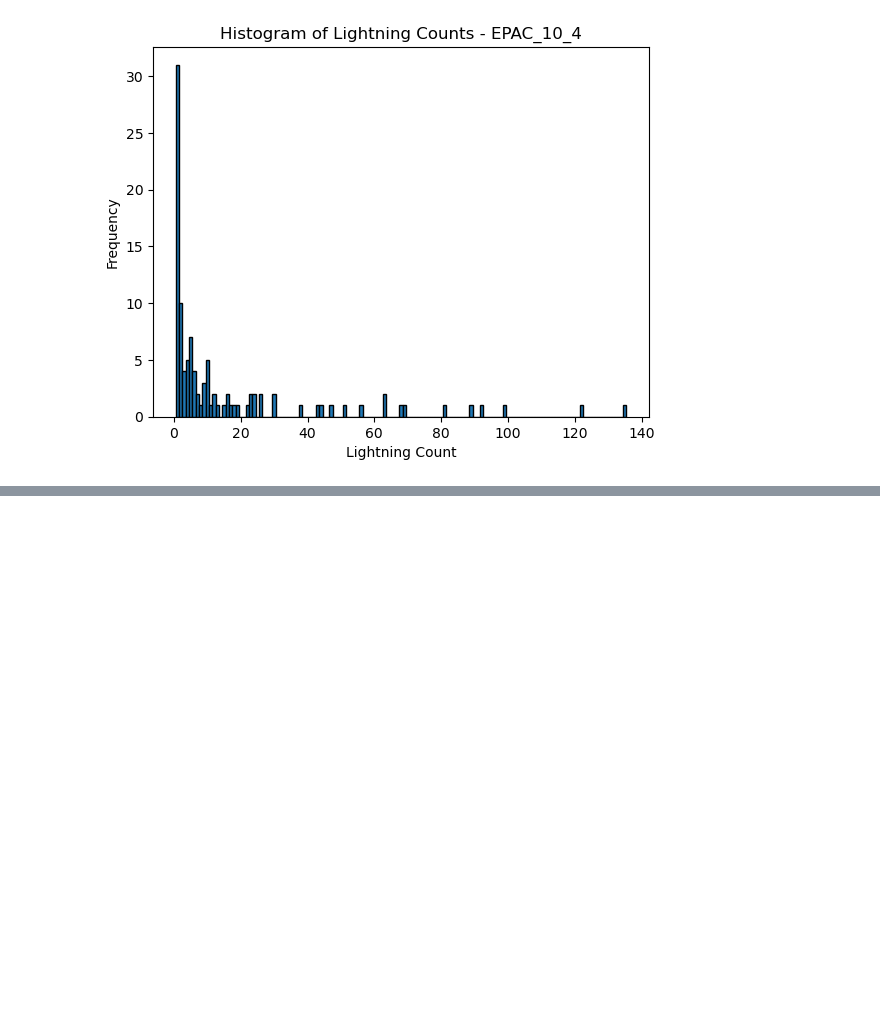
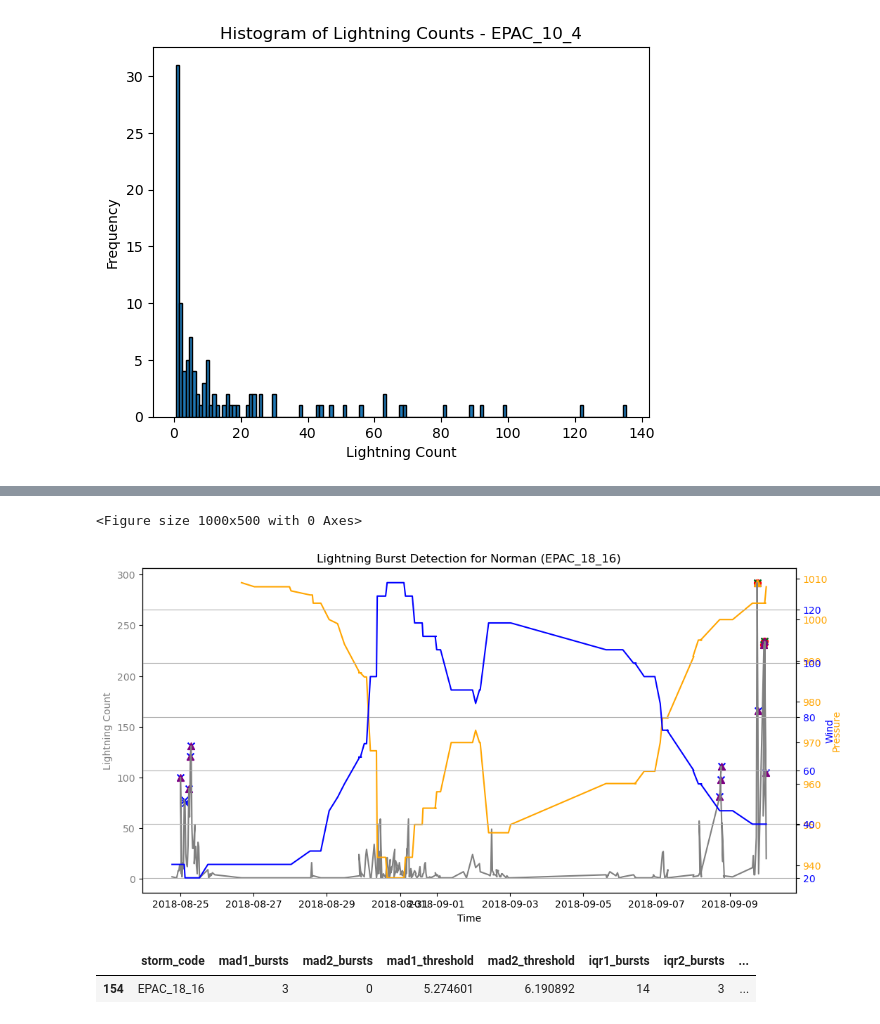
Before and after one commit to aprilggg/Lightning_Analysis_NWRA, a Jupyter notebook: lightning_threshold_innercore.ipynb, the cells around one changed output, grey strips where cells are left out. Drawn from its saved outputs; the diff is of its cells as text; code cells hidden in the pictures; blank space fills up the shorter version.

```diff
--- a/lightning_threshold_innercore.ipynb
+++ b/lightning_threshold_innercore.ipynb
@@ -41,0 +62,4 @@ shape: (5, 4)
+# %%
+# create dataframe of storm names for use later
+storm_names = innercore_data[["storm_code", "storm_name"]].unique()
+storm_names.head()
@@ -208,0 +363,70 @@ plt.show()
+# %%
+# Select a specific cyclone to visualize
+cyclone_id = 'EPAC_18_16'
+cyclone_name = storm_names.filter(pl.col("storm_code") == cyclone_id)["storm_name"].item()
+df_cyclone = processed[processed['storm_code'] == cyclone_id]
+
+plt.figure(figsize=(10, 5))
+# plt.plot(df_cyclone['time_bin'], df_cyclone['lightning_count'], label='Lightning Count', color='gray')
+# plt.plot(df_cyclone['time_bin'], df_cyclone['pressure'], label='Pressure', color='orange')
+
+# Create first y-axis
+fig, ax1 = plt.subplots(figsize=(12, 6))
+
+ax1.plot(df_cyclone['time_bin'], df_cyclone['lightning_count'], label='Lightning Count', color='gray')
+ax1.set_xlabel("Time")
+ax1.set_ylabel("Lightning Count", color="gray")
+ax1.tick_params(axis='y', labelcolor="gray")
+
+# Create second y-axis for pressure
+ax2 = ax1.twinx()
+ax2.plot(df_cyclone['time_bin'], df_cyclone['pressure'], label='Pressure', color='orange')
+ax2.set_ylabel("Pressure", color="orange")
+ax2.tick_params(axis='y', labelcolor="orange")
+
+# Create third y-axis for wind knot
+ax2 = ax1.twinx()
+ax2.plot(df_cyclone['time_bin'], df_cyclone['knots'], label='Wind', color='blue')
+ax2.set_ylabel("Wind", color="blue")
+ax2.tick_params(axis='y', labelcolor="blue")
+
+
+# Mark bursts detected by MAD
+ax1.scatter(df_cyclone['time_bin'][df_cyclone['burst_mad_1']],
+            df_cyclone['lightning_count'][df_cyclone['burst_mad_1']],
+            color='red', label='MAD Detected Burst -threshold1', s=50, marker='o')
+ax1.scatter(df_cyclone['time_bin'][df_cyclone['burst_mad_2']],
+            df_cyclone['lightning_count'][df_cyclone['burst_mad_2']],
+            color='yellow', label='MAD Detected Burst - threshold2', s=50, marker='o')
+
+# Mark bursts detected by IQR
+ax1.scatter(df_cyclone['time_bin'][df_cyclone['burst_iqr_1']],
+            df_cyclone['lightning_count'][df_cyclone['burst_iqr_1']],
+            color='blue', label='IQR Detected Burst - threshold1', s=50, marker='x')
+ax1.scatter(df_cyclone['time_bin'][df_cyclone['burst_iqr_2']],
+            df_cyclone['lightning_count'][df_cyclone['burst_iqr_2']],
+            color='green', label='IQR Detected Burst - threshold2', s=50, marker='x')
+
+# Mark bursts detected by lognormal threshold
+ax1.scatter(df_cyclone['time_bin'][df_cyclone['burst_lognormal_1']],
+            df_cyclone['lightning_count'][df_cyclone['burst_lognormal_1']],
+            color='purple', label='Lognormal Detected Burst - 2 sigma', s=50, marker='^')
+ax1.scatter(df_cyclone['time_bin'][df_cyclone['burst_lognormal_2']],
+            df_cyclone['lightning_count'][df_cyclone['burst_lognormal_2']],
+            color='orange', label='Lognormal Detected Burst - 3 sigma', s=50, marker='^')
+
+plt.xlabel('Time')
+# plt.ylabel('Lightning Count')
+plt.title(f'Lightning Burst Detection for {cyclone_name} ({cyclone_id})')
+# plt.legend()
+plt.xticks(visible=False)
+plt.grid()
+plt.show()
+
+# print the summary for this storm
+agg_result[agg_result["storm_code"] == cyclone_id]
+# %% [output]
+<Figure size 1000x500 with 0 Axes>
+[figure, added]
+|  | storm_code | mad1_bursts | mad2_bursts | mad1_threshold | mad2_threshold | iqr1_bursts | iqr2_bursts | ... |
+| 154 | EPAC_18_16 | 3 | 0 | 5.274601 | 6.190892 | 14 | 3 | ... |
```
Also changed, not shown: parts of 41 cells of this notebook, 5 other files.
